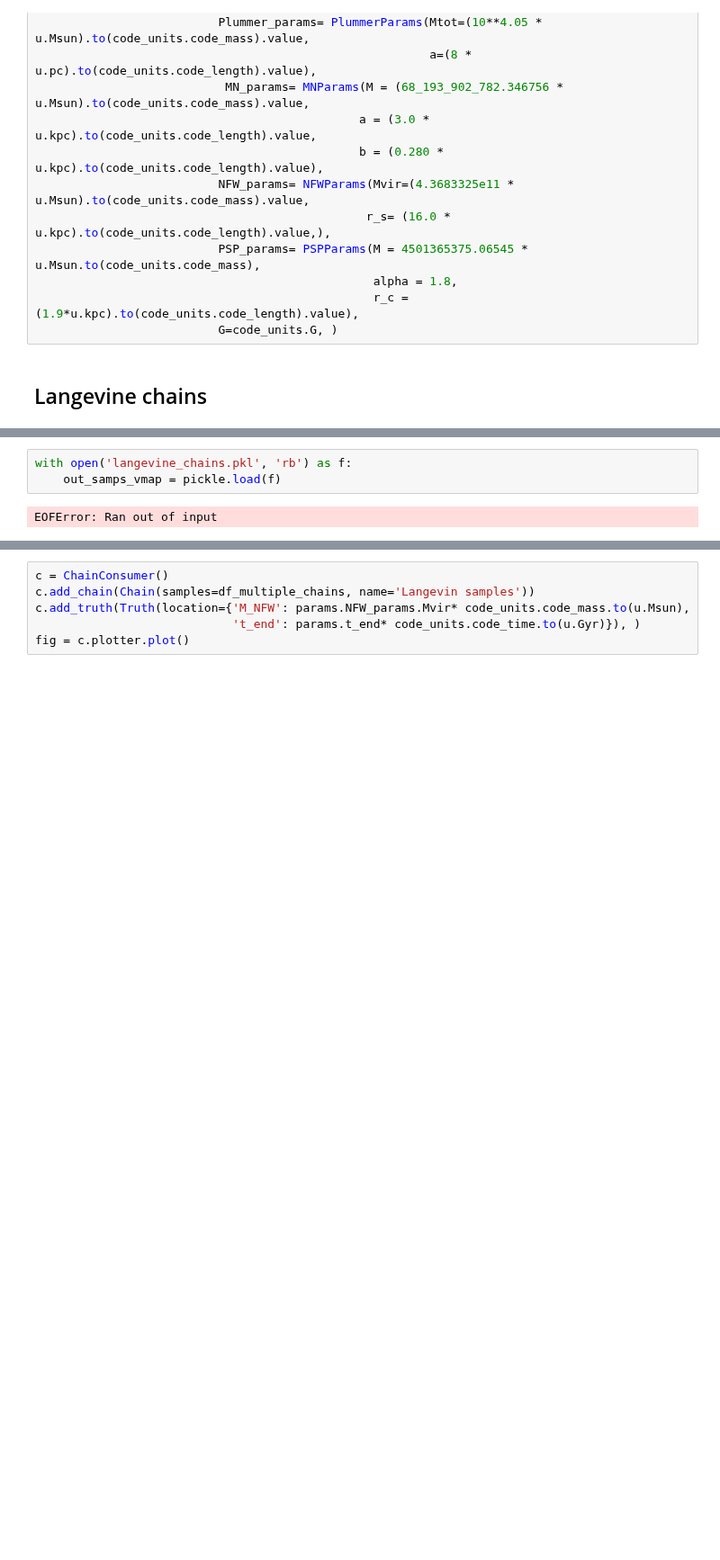
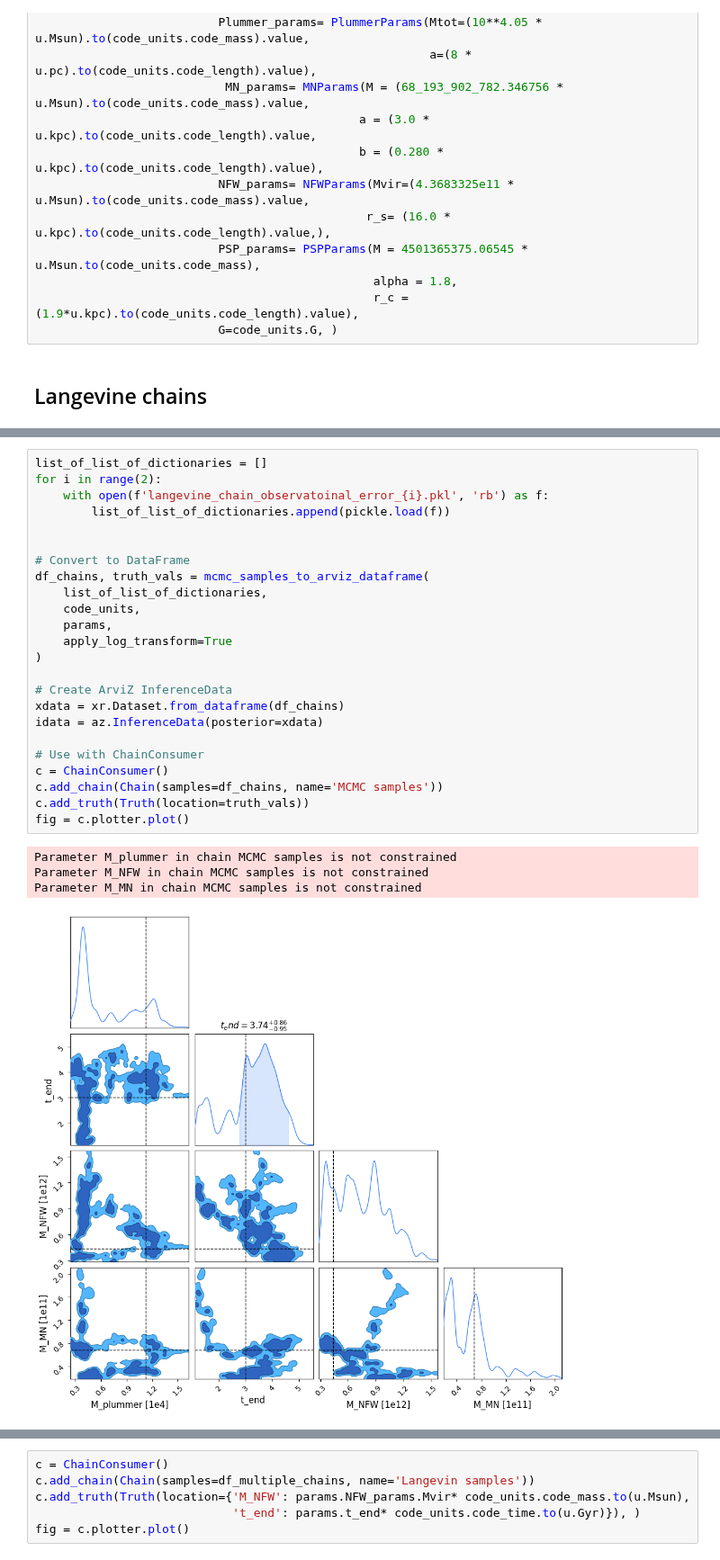
Before and after one commit to vepe99/Odisseo, a Jupyter notebook: notebooks/dev/albastross/analyze_chains.ipynb, the cells around one changed output, grey strips where cells are left out. Shown at 90% size. Drawn from its saved outputs; the diff is of its cells as text; blank space fills up the shorter version.

Commit message:
working on chains

```diff
--- a/notebooks/dev/albastross/analyze_chains.ipynb
+++ b/notebooks/dev/albastross/analyze_chains.ipynb
@@ -43,5 +158,29 @@ params = SimulationParams(t_end = (3 * u.Gyr).to(code_units.code_time).value,
 # %%
-with open('langevine_chains.pkl', 'rb') as f:
-    out_samps_vmap = pickle.load(f)
+list_of_list_of_dictionaries = []
+for i in range(2):
+    with open(f'langevine_chain_observatoinal_error_{i}.pkl', 'rb') as f:
+        list_of_list_of_dictionaries.append(pickle.load(f))
+
+
+# Convert to DataFrame
+df_chains, truth_vals = mcmc_samples_to_arviz_dataframe(
+    list_of_list_of_dictionaries,
+    code_units,
+    params,
+    apply_log_transform=True
+)
+
+# Create ArviZ InferenceData
+xdata = xr.Dataset.from_dataframe(df_chains)
+idata = az.InferenceData(posterior=xdata)
+
+# Use with ChainConsumer
+c = ChainConsumer()
+c.add_chain(Chain(samples=df_chains, name='MCMC samples'))
+c.add_truth(Truth(location=truth_vals))
+fig = c.plotter.plot()
 # %% [output]
-EOFError: Ran out of input
+Parameter M_plummer in chain MCMC samples is not constrained
+Parameter M_NFW in chain MCMC samples is not constrained
+Parameter M_MN in chain MCMC samples is not constrained
+[figure, added]
```
Also changed, not shown: parts of 8 cells of this notebook, 2 other files.
